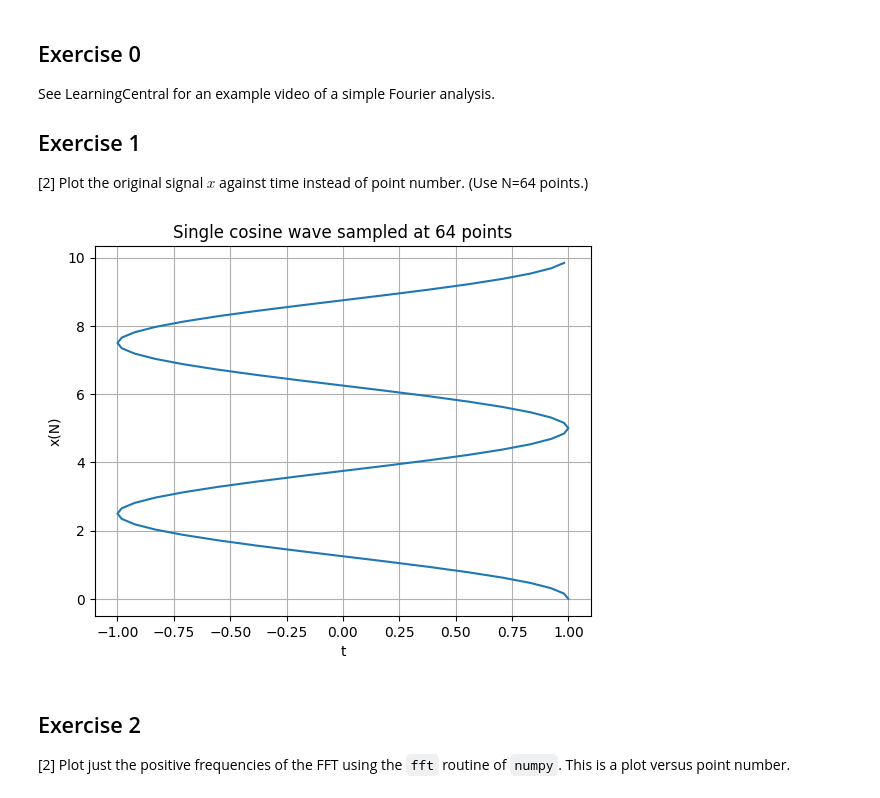
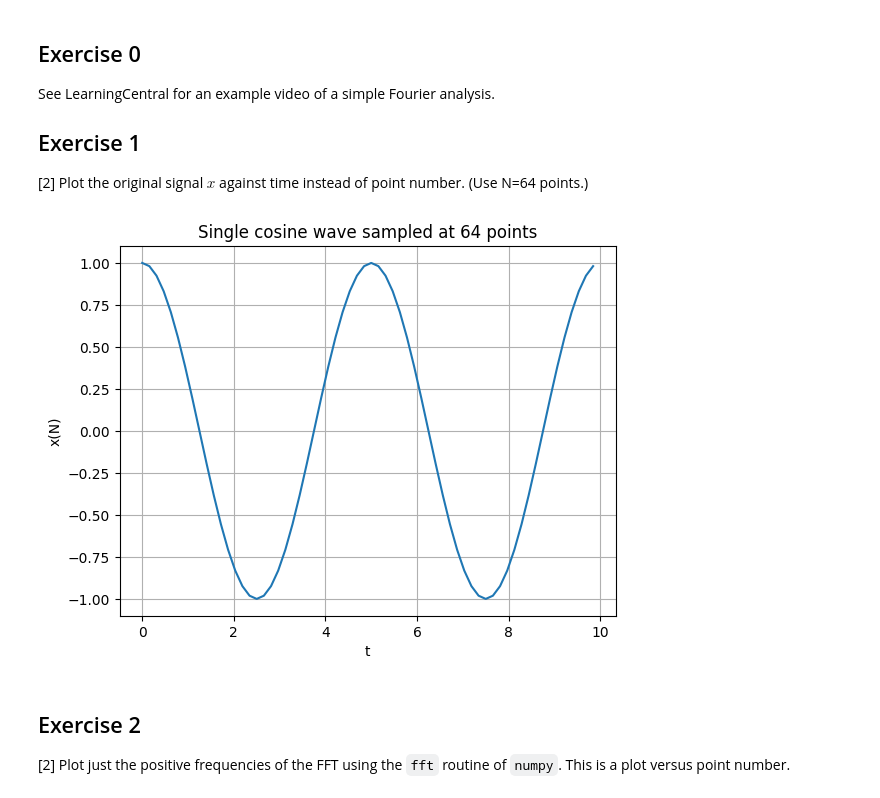
Before and after one commit to PX2145-2025/week-10-b-Anest-Cunliffe, a Jupyter notebook: FFT.ipynb, the cells around one changed output. Saved outputs shown, nothing was run; the diff lists cells and outputs as text; code cells hidden in the pictures.

```diff
--- a/FFT.ipynb
+++ b/FFT.ipynb
@@ -307,20 +307,20 @@ from numpy.fft import fft, ifft
 # %%
 #1
 N=64
 tau = 10.0 # time length
 t = np.linspace(0, tau, N, endpoint=False) # creates N points to cover tau seconds
 # Choose endpoint False so that signal would fit exactly periodically within tau
 f = 0.2 # frequency in Hz
 x = np.cos(2*np.pi*f*t) # create x array, amplitude 1.0
-plt.plot(x,t)
+plt.plot(t,x)
 
 
 plt.title('Single cosine wave sampled at {} points'.format(N))
 plt.xlabel('t')
 plt.ylabel('x(N)')
 plt.grid()
 # %% [output]
-[figure, old version]
+[figure, new version]
 # %% [markdown]
 
 ## Exercise 2
```
Also changed, not shown: parts of 11 cells of this notebook.
